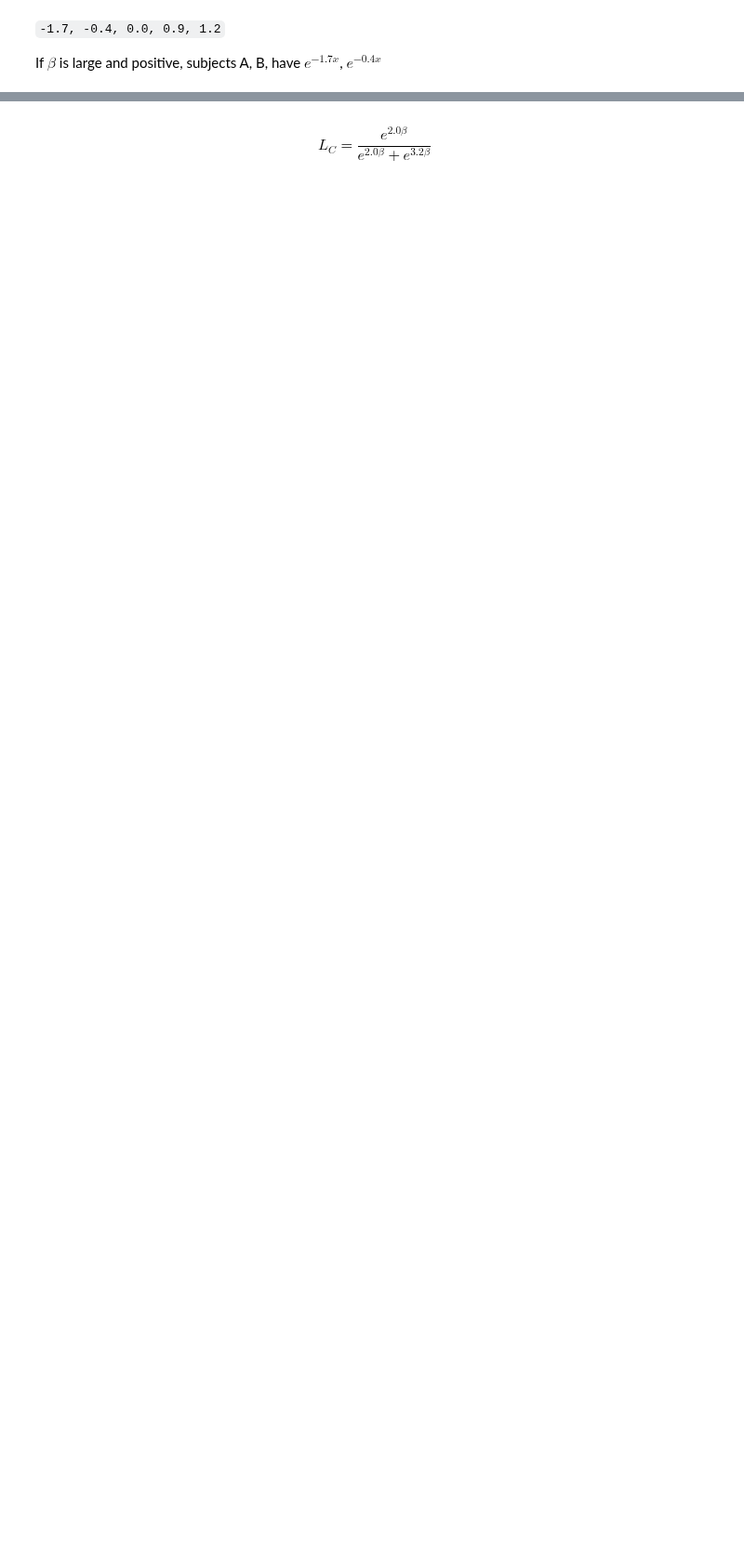
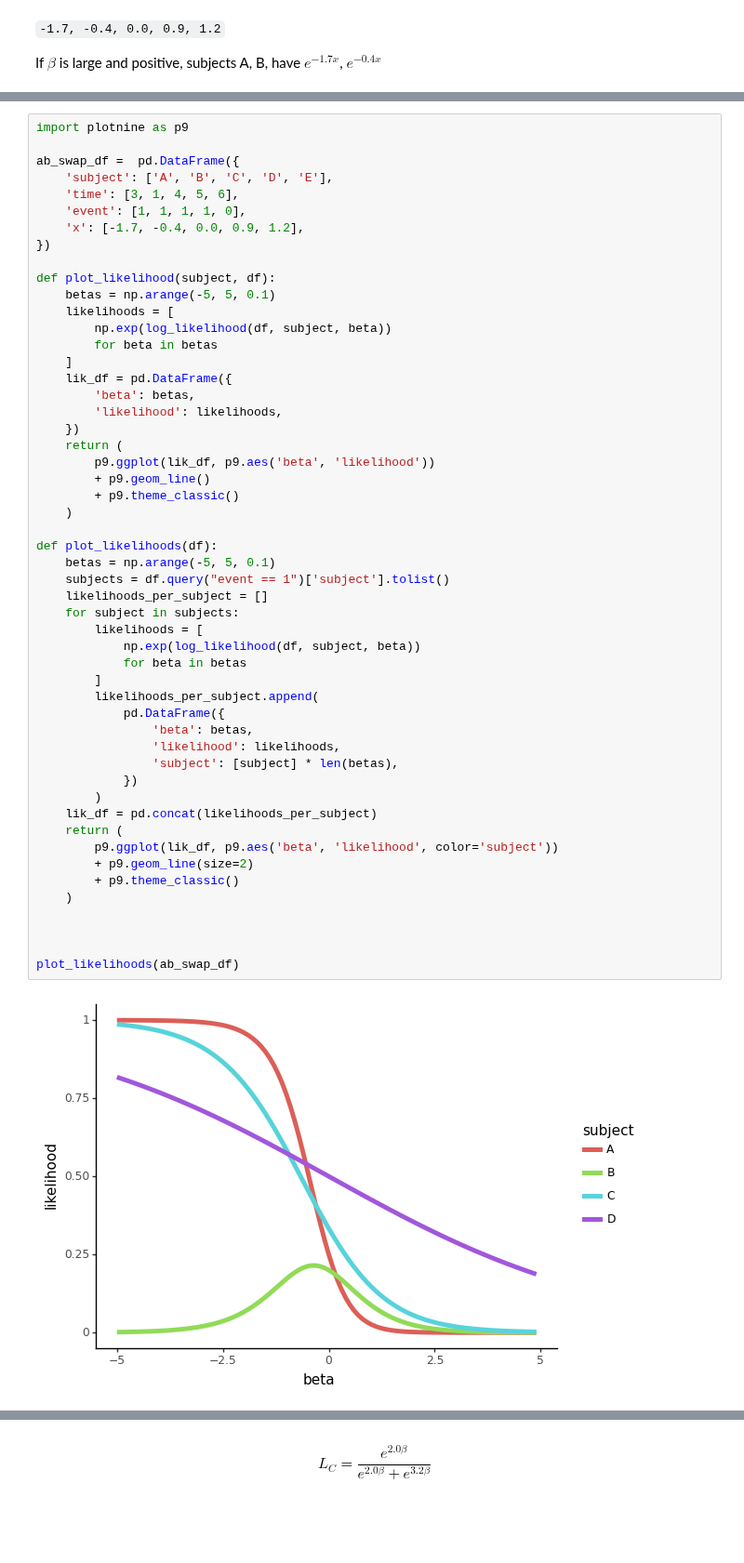
Before and after one commit to igor-sb/blog, a Jupyter notebook: posts/cox_perfect.ipynb, the cells around one changed output, grey strips where cells are left out. Shown at 93% size. Drawn from its saved outputs; the diff is of its cells as text; blank space fills up the shorter version.

```diff
--- a/posts/cox_perfect.ipynb
+++ b/posts/cox_perfect.ipynb
@@ -136,0 +144,54 @@ $$
+# %%
+import plotnine as p9
+
+ab_swap_df =  pd.DataFrame({
+    'subject': ['A', 'B', 'C', 'D', 'E'],
+    'time': [3, 1, 4, 5, 6],
+    'event': [1, 1, 1, 1, 0],
+    'x': [-1.7, -0.4, 0.0, 0.9, 1.2],
+})
+
+def plot_likelihood(subject, df):
+    betas = np.arange(-5, 5, 0.1)
+    likelihoods = [
+        np.exp(log_likelihood(df, subject, beta))
+        for beta in betas
+    ]
+    lik_df = pd.DataFrame({
+        'beta': betas,
+        'likelihood': likelihoods,
+    })
+    return (
+        p9.ggplot(lik_df, p9.aes('beta', 'likelihood'))
+        + p9.geom_line()
+        + p9.theme_classic()
+    )
+
+def plot_likelihoods(df):
+    betas = np.arange(-5, 5, 0.1)
+    subjects = df.query("event == 1")['subject'].tolist()
+    likelihoods_per_subject = []
+    for subject in subjects:
+        likelihoods = [
+            np.exp(log_likelihood(df, subject, beta))
+            for beta in betas
+        ]
+        likelihoods_per_subject.append(
+            pd.DataFrame({
+                'beta': betas,
+                'likelihood': likelihoods,
+                'subject': [subject] * len(betas),
+            })
+        )
+    lik_df = pd.concat(likelihoods_per_subject)
+    return (
+        p9.ggplot(lik_df, p9.aes('beta', 'likelihood', color='subject'))
+        + p9.geom_line(size=2)
+        + p9.theme_classic()
+    )
+
+
+
+plot_likelihoods(ab_swap_df)
+# %% [output]
+[figure, added]
```
Also changed, not shown: parts of 28 cells of this notebook, 1 other file.
